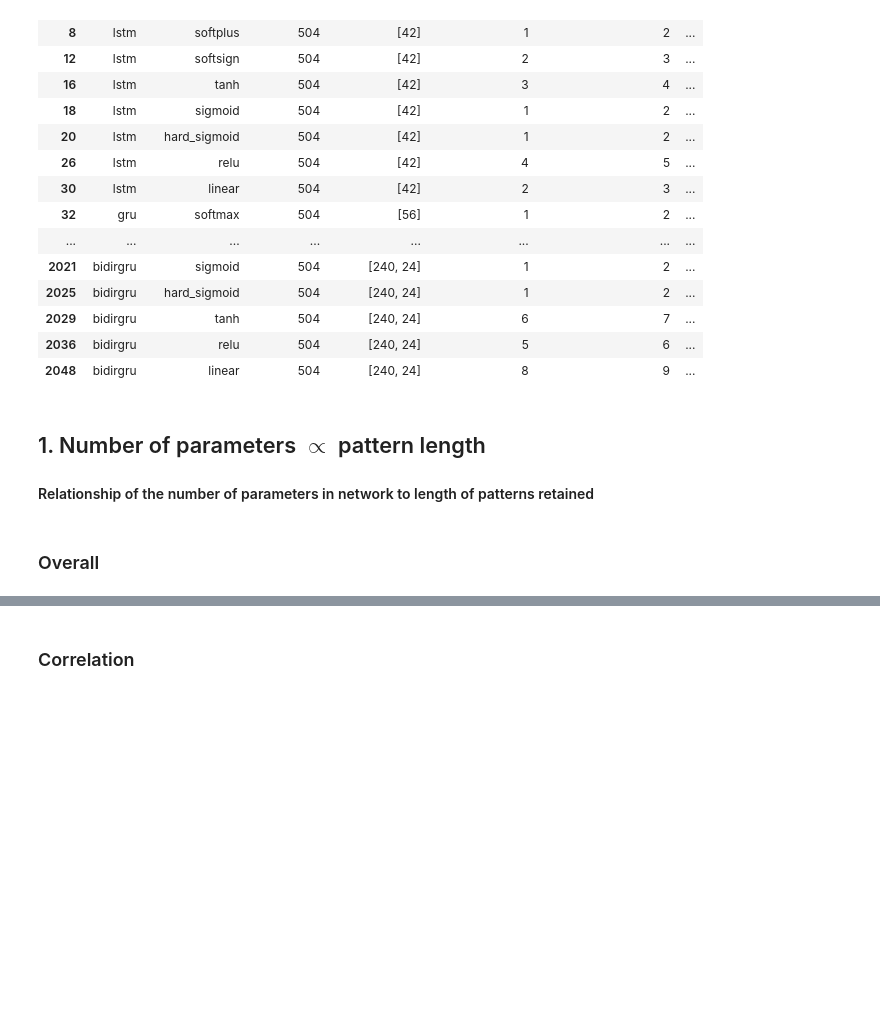
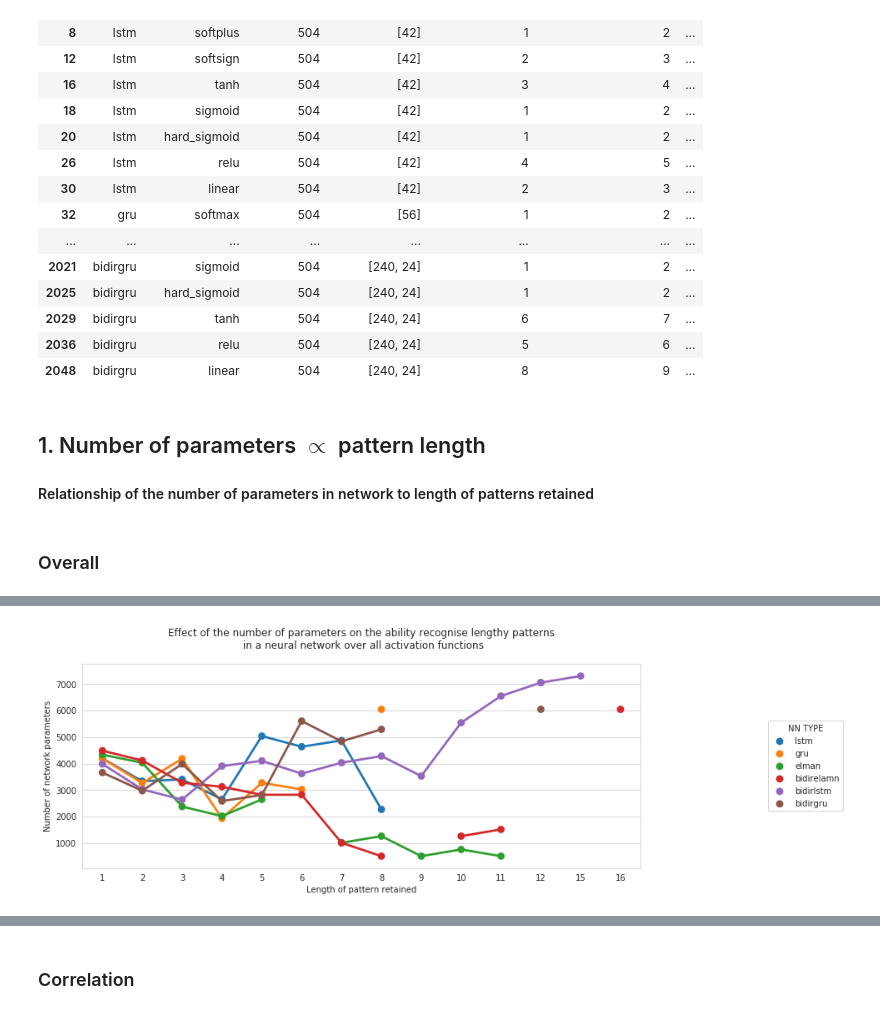
Before and after one commit to thesneakysneak/memory_capacity_retention_rnns, a Jupyter notebook: Notebooks/ExperimentV2/ExperimentAnalysisSequenceLengthV2.ipynb, the cells around one changed output, grey strips where cells are left out. Drawn from its saved outputs; the diff is of its cells as text; code cells hidden in the pictures; blank space fills up the shorter version.

```diff
--- a/Notebooks/ExperimentV2/ExperimentAnalysisSequenceLengthV2.ipynb
+++ b/Notebooks/ExperimentV2/ExperimentAnalysisSequenceLengthV2.ipynb
@@ -169,0 +123,94 @@ plot_by_filter(x_col=x_col,
+# %%
+from matplotlib import pyplot
+
+
+def get_cmap(n, name='hsv'):
+    import matplotlib.pyplot as plt
+    '''Returns a function that maps each index in 0, 1, ..., n-1 to a distinct
+    RGB color; the keyword argument name must be a standard mpl colormap name.'''
+    return plt.cm.get_cmap(name, n)
+
+def plot_line_sub_plots(df, x="num_layers", y="largest_retained", hue="activation_func",
+                        x_label="num_layers", y_label="largest_retained", legend_loc='upper left'):
+    import numpy as np
+    import matplotlib.pyplot as plt
+    unique_hue = df[hue].unique().tolist()
+    n_rows = (int)(np.ceil(len(unique_hue)/2))
+    fig, ax = plt.subplots(nrows=n_rows, ncols=2, sharex=True, sharey=True, constrained_layout=True)
+    fig.set_size_inches(20, 4*n_rows)
+
+    cmap = get_cmap(len(unique_hue))
+    row_c = 0
+    col_c = 0
+    index = 0
+    for row_c in range(n_rows):
+        for col_c in range(2):
+            if index > len(unique_hue) - 1:
+                break
+            ax[row_c][col_c].set_xlabel(x_label, fontsize=15)
+            ax[row_c][col_c].set_ylabel(y_label, fontsize=15)
+            ax[row_c][col_c].legend([unique_hue[index]])
+
+            df_temp = df[df[hue] == unique_hue[index]]
+            ax[row_c][col_c].plot(df_temp[x], df_temp[y], label=unique_hue[index], marker='o',
+                                  linewidth=2, markersize=12, color=cmap(index))
+
+            legend = ax[row_c][col_c].legend(loc=legend_loc, shadow=False, fontsize=15)
+
+            index += 1
+        # Put a nicer background color on the legend.
+        # legend.get_frame().set_facecolor('C0')
+
+    plt.show()
+    return fig
+
+
+def plot_by_filter(x_col,
+                   y_col,
+                   x_label='Sparsity length',
+                   y_label='Number of network parameters',
+                   title="Effect of sparsity on the number of parameters \n in a neural network with activation ",
+                   hue="network_type",
+                   filter_col="activation_function",
+                   filter_val="tanh",
+                   legend_title="NN TYPE",
+                  df=None):
+    sns.set_style("whitegrid")
+    a4_dims = (12, 4.5)
+    fig, ax = pyplot.subplots(figsize=a4_dims)
+    ax.set(xlabel=x_label,
+       ylabel=y_label )
+    if filter_val is not None:
+        ax = sns.pointplot(ax=ax, x=x_col, y=y_col, hue=hue,
+                          marker='o',  linestyle='-', markersize=5, ci=None,
+                          data = df[df[filter_col] == filter_val])
+
+        ax.axes.set_title(title + filter_val,
+                          fontsize=12, y=1.05)
+        ax.set(xlabel=x_label,
+       ylabel=y_label )
+        ax.legend(title=filter_val.upper(), loc='left', bbox_to_anchor=(1.37, 0.5), ncol=1)
+    else:
+        ax = sns.pointplot(ax=ax, x=x_col, y=y_col, hue=hue,
+                          marker='o',   linestyle='-', markersize=5, ci=None,
+                          data = df)
+        ax.axes.set_title(title, fontsize=12, y=1.05)
+        ax.set(xlabel=x_label,
+       ylabel=y_label )
+        ax.legend(title=legend_title, loc='center right', bbox_to_anchor=(1.37, 0.5), ncol=1)
+
+
+filter_col = "nn_type"
+filter_1 = "largest_retained"
+x_col = "largest_retained"
+x_label = "Length of Patterns"
+plot_by_filter(x_col=x_col,
+               y_col="model_params",
+               x_label="Length of pattern retained",
+               y_label='Number of network parameters',
+               title="Effect of the number of parameters on the ability recognise lengthy patterns" +
+                       "\n in a neural network over all activation functions",
+               hue="nn_type",
+              filter_col=filter_col, filter_val=None, df=df)
+# %% [output]
+[figure, added]
```
Also changed, not shown: parts of 22 cells of this notebook, 4 other files.
